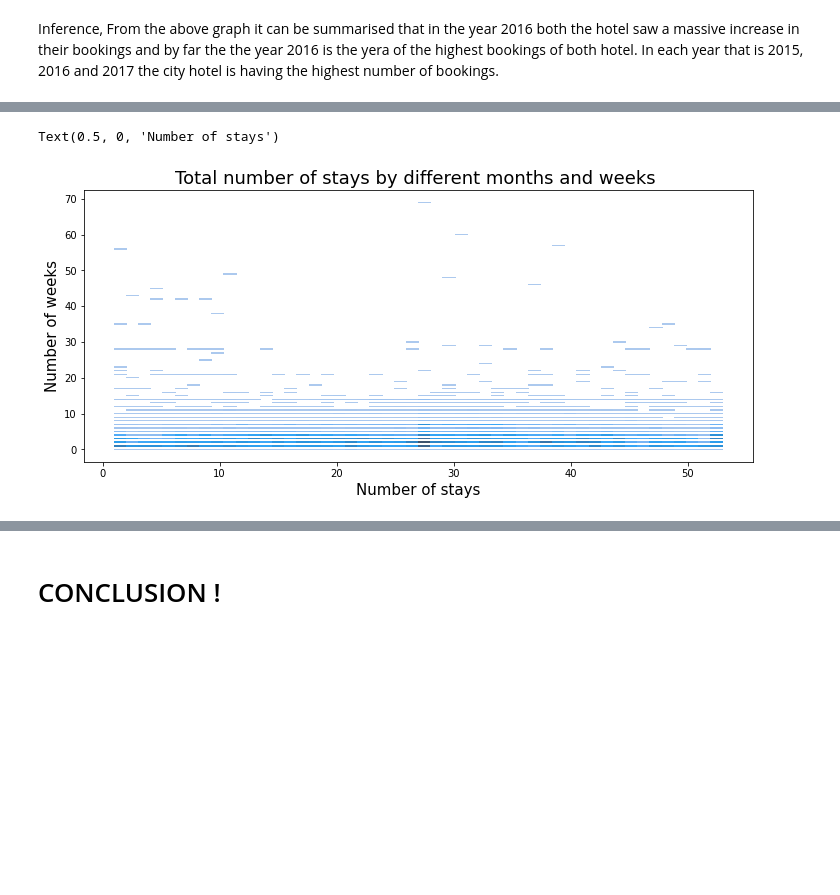
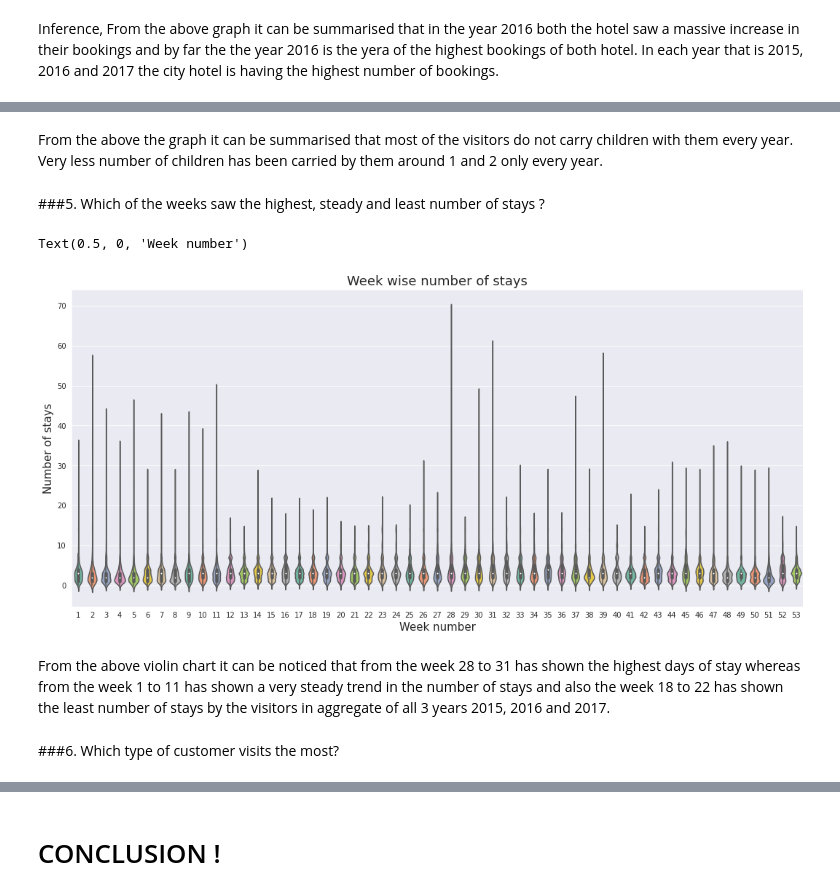
Before and after one commit to amanksharma23/EDA-Projects, a Jupyter notebook: Copy_of_Final_Hotel_Booking_Analysis_Capstone_Project.ipynb, the cells around one changed output, grey strips where cells are left out. Drawn from its saved outputs; the diff is of its cells as text; code cells hidden in the pictures; blank space fills up the shorter version.

```diff
--- a/Copy_of_Final_Hotel_Booking_Analysis_Capstone_Project.ipynb
+++ b/Copy_of_Final_Hotel_Booking_Analysis_Capstone_Project.ipynb
@@ -284,8 +272,9 @@ We can clearly deduce from the the above graphs that the City hotel is having gr
 data_not_canceled = dataset[dataset['is_canceled']==0]
 # %%
 #Year wise Bookings of hotels
+sns.set_style(style='darkgrid')
 plt.figure(figsize=(12,5))
-sns.countplot(x= 'arrival_date_year', hue='hotel',  data= data_not_canceled)
+sns.countplot(x= 'arrival_date_year', hue='hotel',palette='tab10',  data= data_not_canceled)
 plt.legend(['Resort Hotel', 'City Hotel'])
 plt.title("Year wise bookings of hotels ", fontsize = 18)
 plt.ylabel("Number of bookings",fontsize = 15)
@@ -298,0 +290,8 @@ From the above graph it can be summarised that in the year 2016 both the hotel s
+# %%
+#Using a box plot to determine the year wise average rental revenue earned per room by hotels
+sns.set_style(style='darkgrid')
+plt.figure(figsize=(16,6))
+sns.boxplot(x="hotel", y="adr", hue="arrival_date_year", palette= 'Set2', data=data_not_canceled)
+plt.title("Year wise average rental revenue earned per room by hotels ", fontsize = 18)
+plt.ylabel("Average daily rental",fontsize = 15)
+plt.xlabel("Hotel",fontsize = 15)
@@ -312,2 +318,0 @@ Total_no_of_stays = data_not_canceled['stays_in_weekend_nights'] + data_not_canc
-# %%
-data_not_canceled['no_of_stays'] = Total_no_of_stays
@@ -320,9 +334,21 @@ sns.violinplot(x="arrival_date_week_number", y="no_of_stays",palette="Set3", dat
+# %% [markdown]
+From the above the graph it can be summarised that most of the visitors do not carry children with them every year. Very less number of children has been carried by them around  1 and 2 only every year.
+# %% [markdown]
+###5. Which of the weeks saw the highest, steady and least number of stays ?
+# %%
+#Creating anew column that sums up the the number of weekend and weeknight stays
+data_not_canceled['no_of_stays'] = data_not_canceled['stays_in_weekend_nights'] + data_not_canceled['stays_in_week_nights']
 # %%
-plt.figure(figsize=(12,5))
-sns.histplot(x='arrival_date_week_number', y='no_of_stays', data=data_not_canceled, fit_reg=False, hue='arrival_date_month')
-plt.title("Total number of stays by different months and weeks ", fontsize = 18)
-plt.ylabel("Number of weeks",fontsize = 15)
-plt.xlabel("Number of stays",fontsize = 15)
+#Using a violoin plot to know in which weeks, visitors stays the most
+plt.figure(figsize =(18,8))
+sns.violinplot(x="arrival_date_week_number", y="no_of_stays",palette="Set2", data=data_not_canceled)
+plt.title("Week wise number of stays", fontsize = 18)
+plt.ylabel("Number of stays",fontsize = 15)
+plt.xlabel("Week number",fontsize = 15)
 # %% [output]
-Text(0.5, 0, 'Number of stays')
+Text(0.5, 0, 'Week number')
-[figure, old version]
+[figure, new version]
+# %% [markdown]
+From the above violin chart it can be noticed that from the week 28 to 31 has shown the highest days of stay whereas from the week 1 to 11 has shown a very steady trend in the number of stays and also the week 18 to 22 has shown the least number of stays by the visitors in aggregate of all 3 years 2015, 2016 and 2017.
+# %% [markdown]
+###6. Which type of customer visits the most?
```
Also changed, not shown: parts of 23 cells of this notebook.
